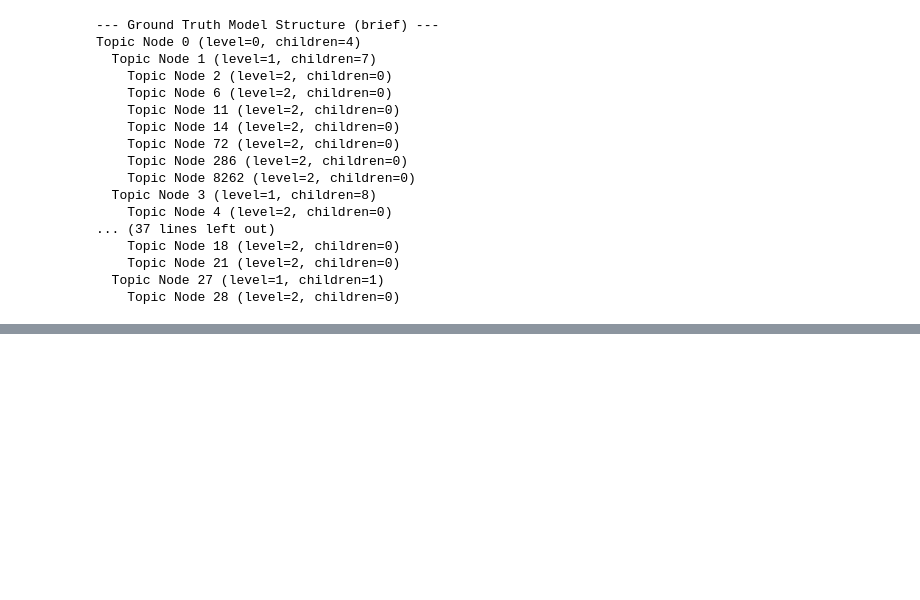
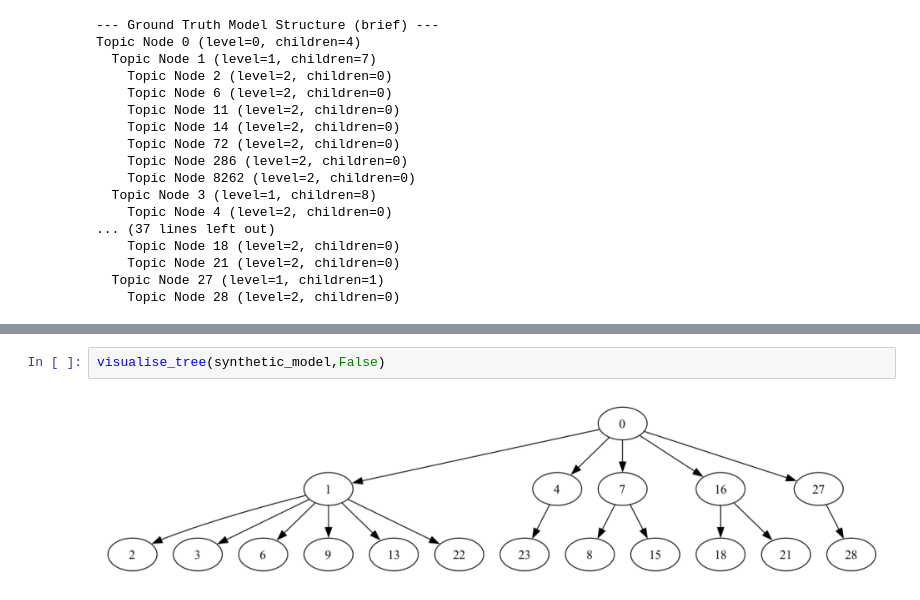
Before and after one commit to Zimmy313/DSA3288-Community-Detection-with-Topic-modelling, a Jupyter notebook: src/test_synthetic.ipynb, the cells around one changed output, grey strips where cells are left out. Drawn from its saved outputs; the diff is of its cells as text; blank space fills up the shorter version.

```diff
--- a/src/test_synthetic.ipynb
+++ b/src/test_synthetic.ipynb
@@ -303,0 +355,4 @@ Doc 2: ['film', 'food', 'code', 'music', 'mouse', 'music']
+# %%
+visualise_tree(synthetic_model,False)
+# %% [output]
+[figure, added]
```
Also changed, not shown: parts of 25 cells of this notebook, 6 other files.
